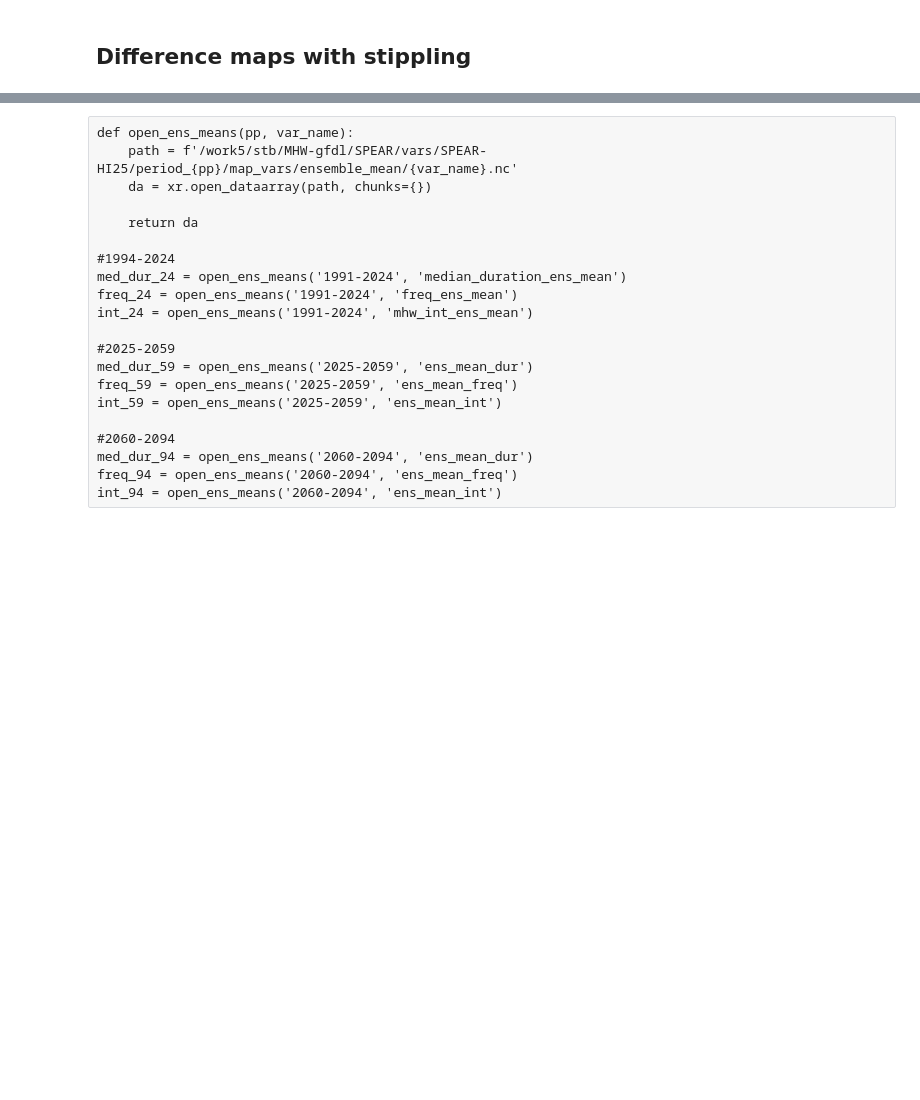
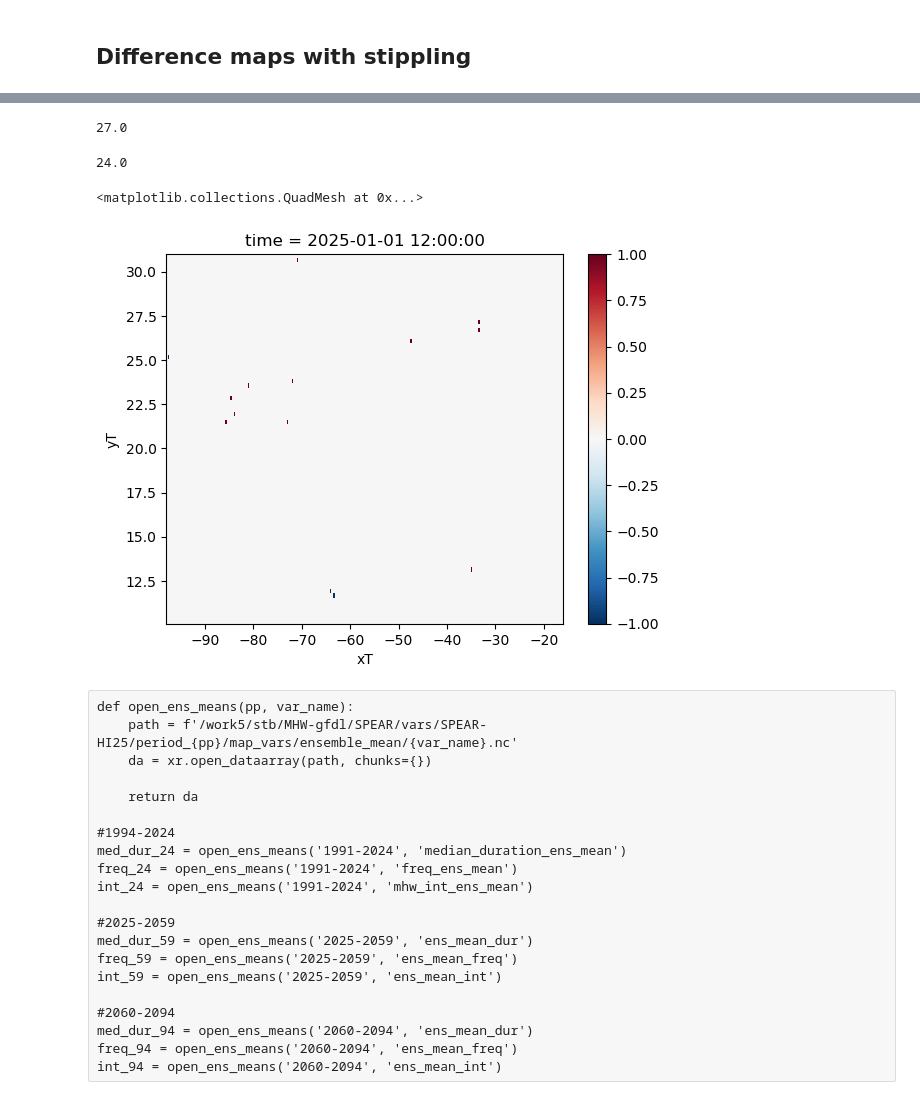
Before and after one commit to shanicetbailey/MHW-gfdl, a Jupyter notebook: 1c0_define-MHW-SPEAR-hi25.ipynb.ipynb, the cells around one changed output, grey strips where cells are left out. Saved outputs shown, nothing was run; the diff lists cells and outputs as text; code cells hidden in the pictures; blank space fills up the shorter version.

```diff
--- a/1c0_define-MHW-SPEAR-hi25.ipynb.ipynb
+++ b/1c0_define-MHW-SPEAR-hi25.ipynb.ipynb
@@ -434,3 +502,45 @@ Wall time: 12.7 s
+# %%
+0.9*30
+# %% [output]
+27.0
+# %%
+0.8*30
+# %% [output]
+24.0
+# %%
+def robust_check(metric_difference):
+    """
+    Convert values to sign categories and retain only grid cells where
+    at least 2/3 of ensemble members agree on the sign.
+
+    Returns:
+    -  1 : robust positive agreement
+    - -1 : robust negative agreement
+    -  0 : no robust agreement / neutral
+    """
+    #second .where() treats zeros as neutral
+    sign_metric_prd = xr.where(metric_difference > 0, 1, xr.where(metric_difference < 0, -1, 0))
+
+    pos_count = (sign_metric_prd == 1).sum(dim='ensemble')
+    neg_count = (sign_metric_prd == -1).sum(dim='ensemble')
+    # 90% of 30 is 27
+    #robust agreement
+    robust_sign = xr.where(pos_count >= 24, 1, xr.where(neg_count >= 24, -1, 0))
+
+    return robust_sign
+# %%
+robust_freq_diff_2591 = robust_check(freq_diff_2591)
+robust_int_diff_2591 = robust_check(int_diff_2591)
+robust_dur_diff_2591 = robust_check(dur_diff_2591)
+
+robust_freq_diff_6091 = robust_check(freq_diff_6091)
+robust_int_diff_6091 = robust_check(int_diff_6091)
+robust_dur_diff_6091 = robust_check(dur_diff_6091)
+# %%
+robust_freq_diff_2591.plot()#.contourf(levels=np.arange(-1,1.5,0.5), hatches=['...'])
+# %% [output]
+<matplotlib.collections.QuadMesh at 0x...>
+[figure, added]
 # %% [raw]
 def open_ens_means(pp, var_name):
     path = f'/work5/stb/MHW-gfdl/SPEAR/vars/SPEAR-HI25/period_{pp}/map_vars/ensemble_mean/{var_name}.nc'
```
Also changed, not shown: parts of 6 cells of this notebook.
